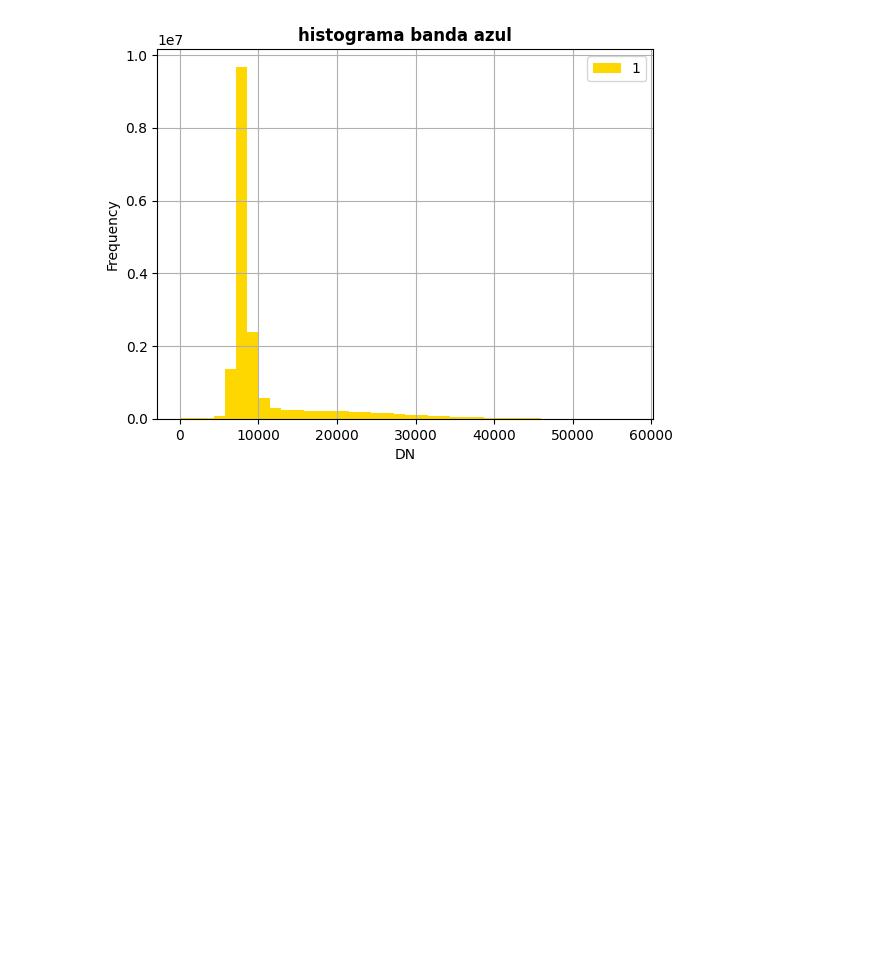
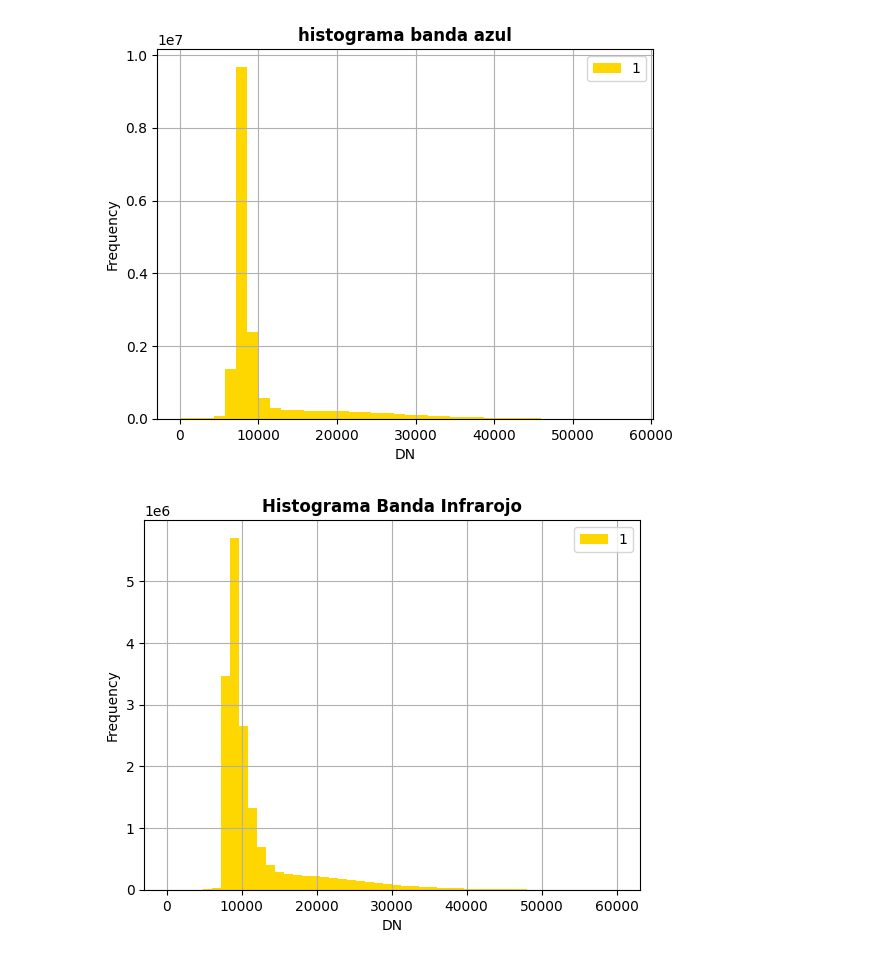
Before and after one commit to cdg-idera/PythonNotebooks, a Jupyter notebook: metadatos_IS.ipynb, the cells around one changed output. Cells and saved outputs as stored; diff of their text form; code cells hidden in the pictures; blank space fills up the shorter version.

```diff
--- a/metadatos_IS.ipynb
+++ b/metadatos_IS.ipynb
@@ -122,0 +145,3 @@ show(banda_azul)
+# %%
+banda_infrarojo = imagen_satelital.read(4)
+banda_infrarojo
@@ -138,3 +176,8 @@ from rasterio.plot import show_hist
 show_hist(banda_azul, bins = 40, title = "histograma banda azul")
 # %% [output]
 [figure]
+# %%
+
+show_hist(banda_infrarojo, bins = 50, title = "Histograma Banda Infrarojo")
+# %% [output]
+[figure, added]
```
Also changed, not shown: parts of 8 cells of this notebook.
